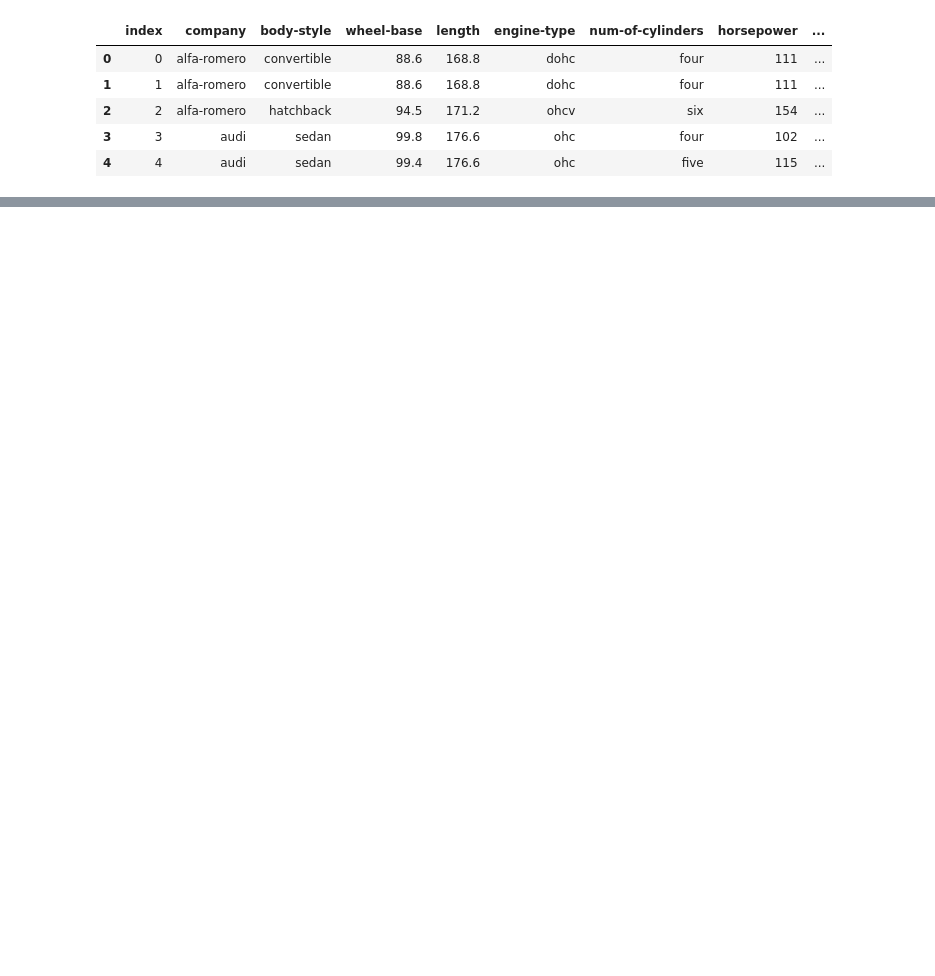
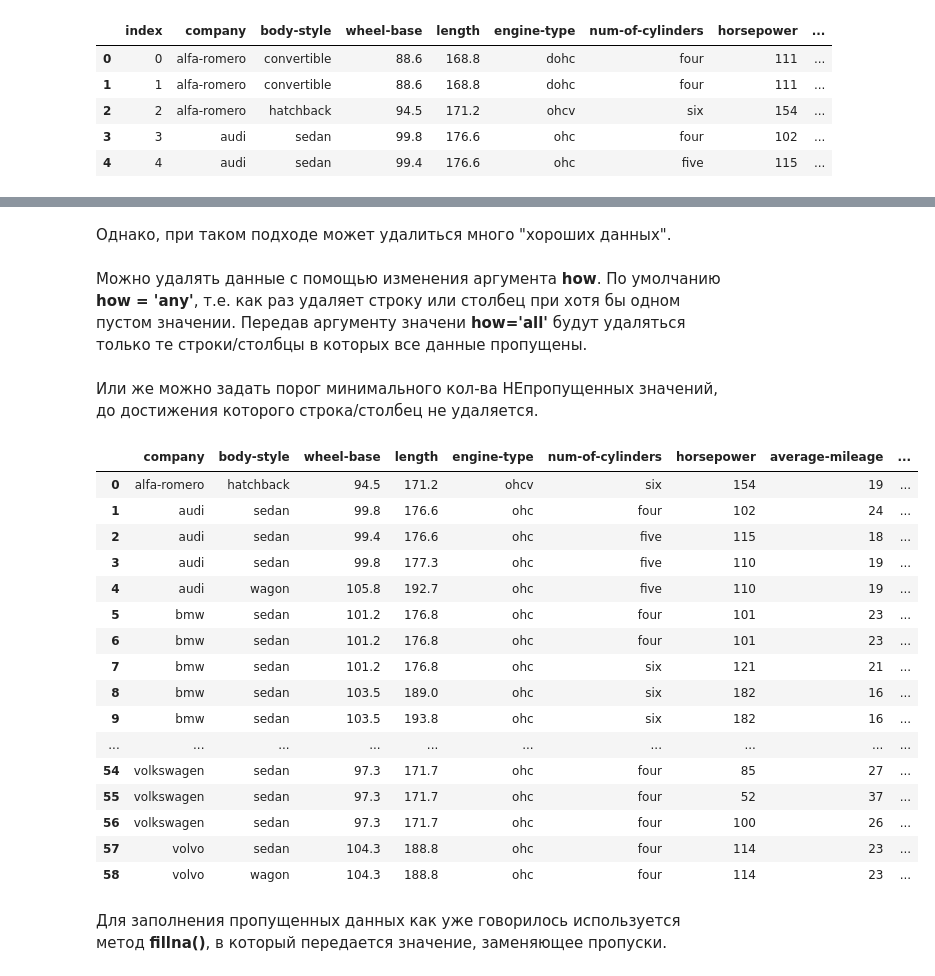
Before and after one commit to MakarVS/data_analysis_course, a Jupyter notebook: Lecture_6/Lecture 6. Pandas.ipynb, the cells around one changed output, grey strips where cells are left out. Cells and saved outputs as stored; diff of their text form; code cells hidden in the pictures; blank space fills up the shorter version.

```diff
--- a/Lecture_6/Lecture 6. Pandas.ipynb
+++ b/Lecture_6/Lecture 6. Pandas.ipynb
@@ -264,0 +602,3 @@ data.to
+# %%
+data = data.rename(columns={'price_round': 'price_round_hundred'})
+data.head()
@@ -264,0 +768,28 @@ data.to
+# %% [markdown]
+Однако, при таком подходе может удалиться много "хороших данных".
+# %% [markdown]
+Можно удалять данные с помощью изменения аргумента **how**. По умолчанию **how = 'any'**, т.е. как раз удаляет строку или столбец при хотя бы одном пустом значении. Передав аргументу значени **how='all'** будут удаляться только те строки/столбцы в которых все данные пропущены.
+# %% [markdown]
+Или же можно задать порог минимального кол-ва НЕпропущенных значений, до достижения которого строка/столбец не удаляется.
+# %%
+data.dropna(axis=0, thresh=9)
+# %% [output]
+|  | company | body-style | wheel-base | length | engine-type | num-of-cylinders | horsepower | average-mileage | ... |
+| 0 | alfa-romero | hatchback | 94.5 | 171.2 | ohcv | six | 154 | 19 | ... |
+| 1 | audi | sedan | 99.8 | 176.6 | ohc | four | 102 | 24 | ... |
+| 2 | audi | sedan | 99.4 | 176.6 | ohc | five | 115 | 18 | ... |
+| 3 | audi | sedan | 99.8 | 177.3 | ohc | five | 110 | 19 | ... |
+| 4 | audi | wagon | 105.8 | 192.7 | ohc | five | 110 | 19 | ... |
+| 5 | bmw | sedan | 101.2 | 176.8 | ohc | four | 101 | 23 | ... |
+| 6 | bmw | sedan | 101.2 | 176.8 | ohc | four | 101 | 23 | ... |
+| 7 | bmw | sedan | 101.2 | 176.8 | ohc | six | 121 | 21 | ... |
+| 8 | bmw | sedan | 103.5 | 189.0 | ohc | six | 182 | 16 | ... |
+| 9 | bmw | sedan | 103.5 | 193.8 | ohc | six | 182 | 16 | ... |
+| ... | ... | ... | ... | ... | ... | ... | ... | ... | ... |
+| 54 | volkswagen | sedan | 97.3 | 171.7 | ohc | four | 85 | 27 | ... |
+| 55 | volkswagen | sedan | 97.3 | 171.7 | ohc | four | 52 | 37 | ... |
+| 56 | volkswagen | sedan | 97.3 | 171.7 | ohc | four | 100 | 26 | ... |
+| 57 | volvo | sedan | 104.3 | 188.8 | ohc | four | 114 | 23 | ... |
+| 58 | volvo | wagon | 104.3 | 188.8 | ohc | four | 114 | 23 | ... |
+# %% [markdown]
+Для заполнения пропущенных данных как уже говорилось используется метод **fillna()**, в который передается значение, заменяющее пропуски.
```
Also changed, not shown: parts of 146 cells of this notebook, 4 other files.
